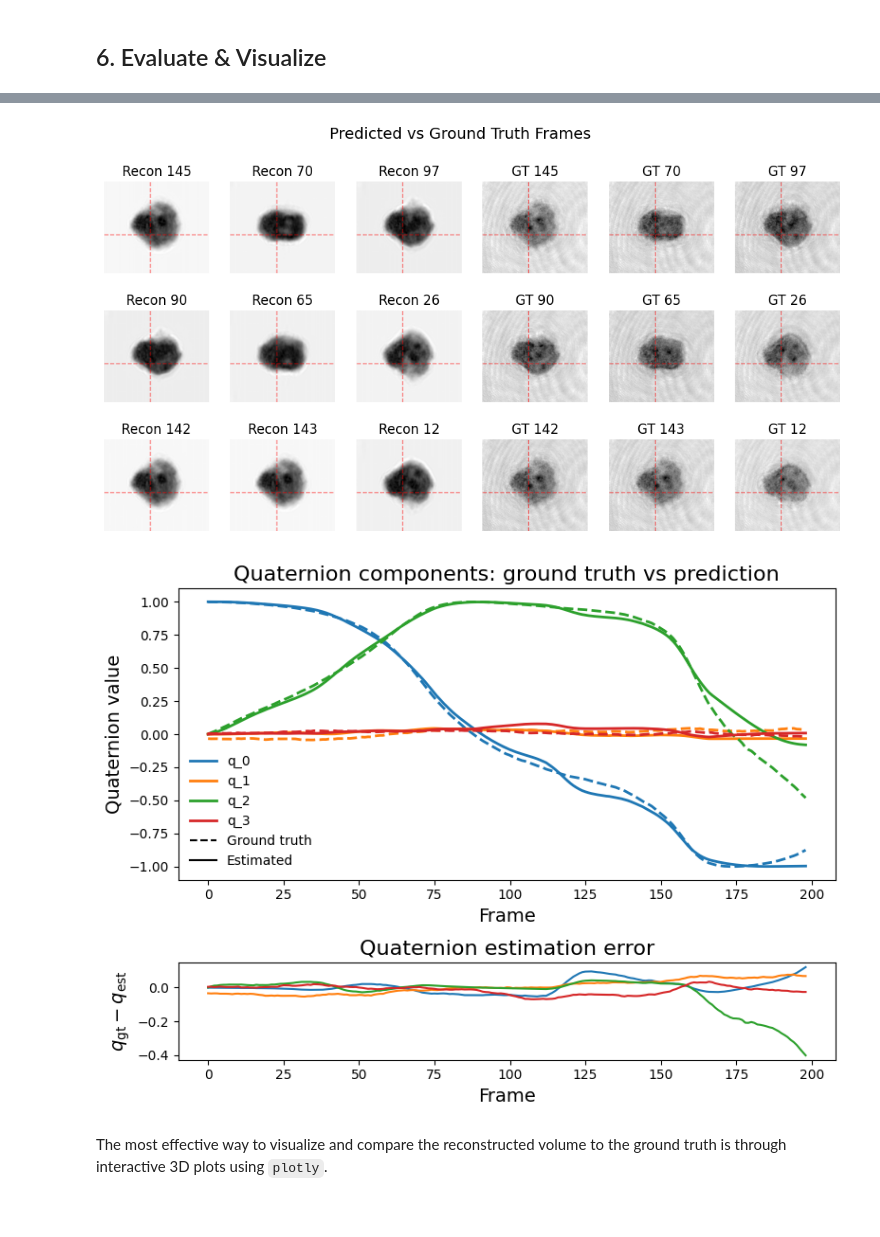
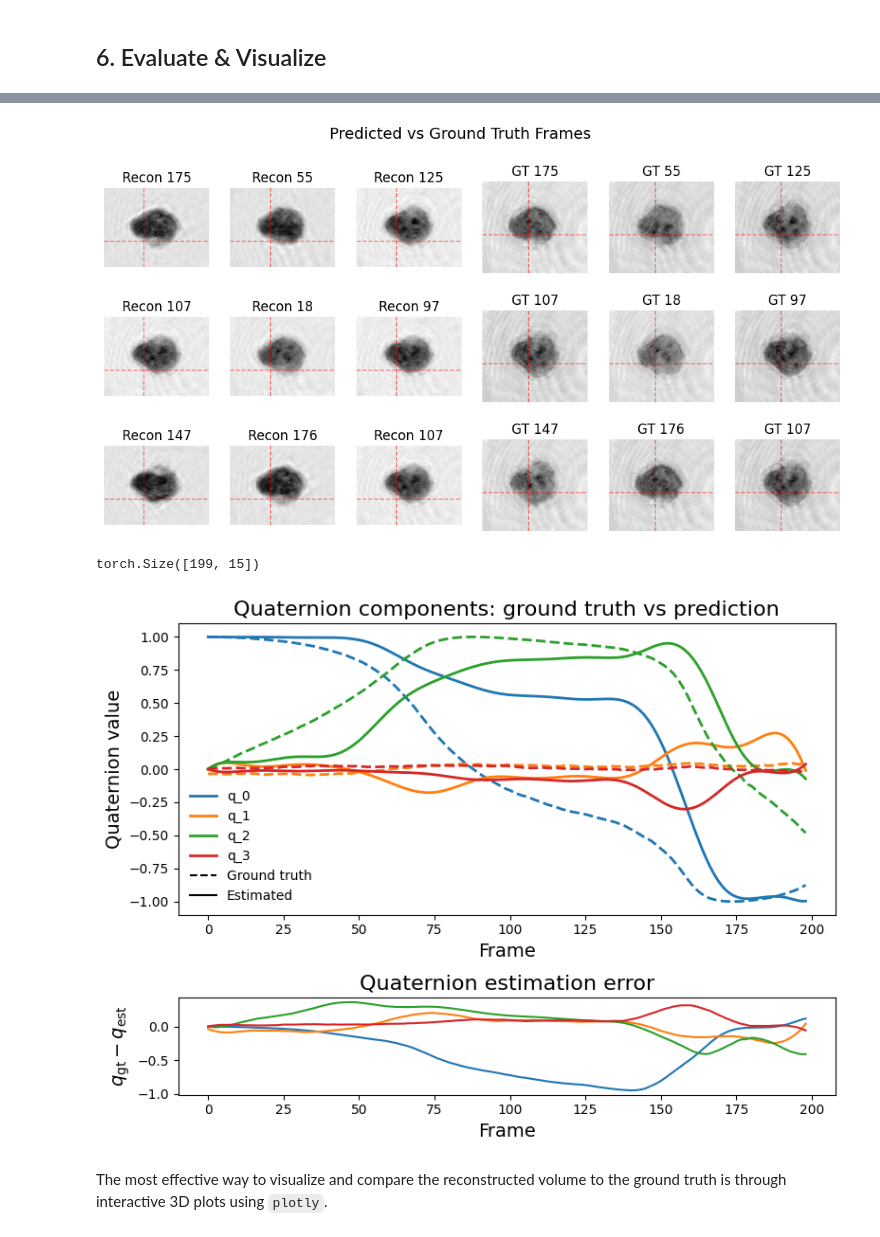
Before and after one commit to SkariZ/TomoDpDt, a Jupyter notebook: Notebooks/6.Brightfield_experimental_data_notebook.ipynb, the cells around one changed output, grey strips where cells are left out. Cells and saved outputs as stored; diff of their text form; code cells hidden in the pictures.

```diff
--- a/Notebooks/6.Brightfield_experimental_data_notebook.ipynb
+++ b/Notebooks/6.Brightfield_experimental_data_notebook.ipynb
@@ -204,11 +204,11 @@ In this section, we focus on **tomographic reconstruction**, that is, the proces
 #### Create the tomographic model
 # %%
 tomographic_model = tomodpdt.Tomography(
-    volume_size=volume_gt.shape, # The size of the volume
+    volume_size=volume_gt.swapaxes(0,2).shape, # The size of the volume
     initial_volume='zeros', # 'refraction' since we are optimizing the refractive index
     rotation_optim_case='quaternion', # 'basis' or 'quaternion', 'basis' is smoother
     imaging_model=brightfield_model, # The imaging model
-    automatic_optimization=False, # We will handle optimization manually
+    #automatic_optimization=False, # We will handle optimization manually
     )
 # %% [markdown]
 Let us start by removing the global phase offset...
@@ -305,7 +293,7 @@ Training time:  4.2846429189046225  minutes
 # %% [markdown]
 ### 4.2 Optimize the 3D volume and the rotation parameters
 # %%
-epochs_object_rot = 200 # Number of epochs for the object and rotation optimization
+epochs_object_rot = 500 # Number of epochs for the object and rotation optimization
 batch_size_object_rot = 16 # Batch size for the object and rotation optimization
 # %%
 # Toggle the gradients of the quaternion parameters
@@ -374,10 +362,14 @@ plotter.plot_slice_object(save_name="Final object")
 # %%
 plotter.plot_reconstructed_vs_gt(column_headers=["Predicted", "Ground Truth"], forward=True, save_name="Reconstructed vs GT")
 # %% [output]
-[figure, old version]
+[figure, new version]
 # %%
 # Normalize the quaternions so they start at [1, 0, 0, 0]
-quats = tomographic_model.get_quaternions().detach().cpu().numpy()
+quats = tomographic_model.get_quaternions_final().detach().cpu().numpy()
+# %%
+tomographic_model.basis.shape
+# %% [output]
+torch.Size([199, 15])
 # %%
 # so each quaternion should sum to 1?
 quats = quats / np.linalg.norm(quats, axis=1, keepdims=True)
@@ -405,8 +397,8 @@ from mpl_toolkits.axes_grid1.inset_locator import inset_axes
 quaternions_gt[:, 1:] = -quaternions_gt[:, 1:]
 
 # Your real data here
-pred = quats_corrected
-gt = quaternions_gt[:len(quats_corrected)]
+pred = quats#quats_corrected
+gt = quaternions_gt[:len(quats)].cpu().numpy()
 diff = gt - pred
 frames = np.arange(len(gt))
 
@@ -426,34 +418,34 @@ fig, axs = plt.subplots(
 )
 
 # -------------------------------------------------
 # TOP: Quaternion components (GT vs estimated)
 # -------------------------------------------------
 
 for i in range(4):
     line_gt, = axs[0].plot(frames, gt[:, i], linestyle="dashed", linewidth=2)
     axs[0].plot(frames, pred[:, i], linewidth=2, color=line_gt.get_color(), label=f'q_{i}')
 
 axs[0].set_xlabel("Frame", fontsize=14)
 axs[0].set_ylabel("Quaternion value", fontsize=14)
 axs[0].set_title("Quaternion components: ground truth vs prediction", fontsize=16)
 
 # Minimal legend: only 2 entries
 axs[0].plot([], [], linestyle="dashed", label="Ground truth", color='black')
 axs[0].plot([], [], label="Estimated", color='black')
 axs[0].legend(frameon=False)
 
 # -------------------------------------------------
 # BOTTOM: Quaternion error over time (L2 in R^4)
 # -------------------------------------------------
 axs[1].plot(frames, diff)
 axs[1].set_xlabel("Frame", fontsize=14)
 axs[1].set_ylabel(r"$q_{\mathrm{gt}} - q_{\mathrm{est}}$", fontsize=14)
 axs[1].set_title("Quaternion estimation error", fontsize=16)
 
 plt.tight_layout()
 plt.savefig("C:\\Users\\Fredrik\\Desktop\\expd.png", dpi=300)
 # %% [output]
-[figure, old version]
+[figure, new version]
 # %%
 #plotter.plot_translations(t_gt=translations_gt)
 # %% [markdown]
```
Also changed, not shown: parts of 10 cells of this notebook, 9 other files.
